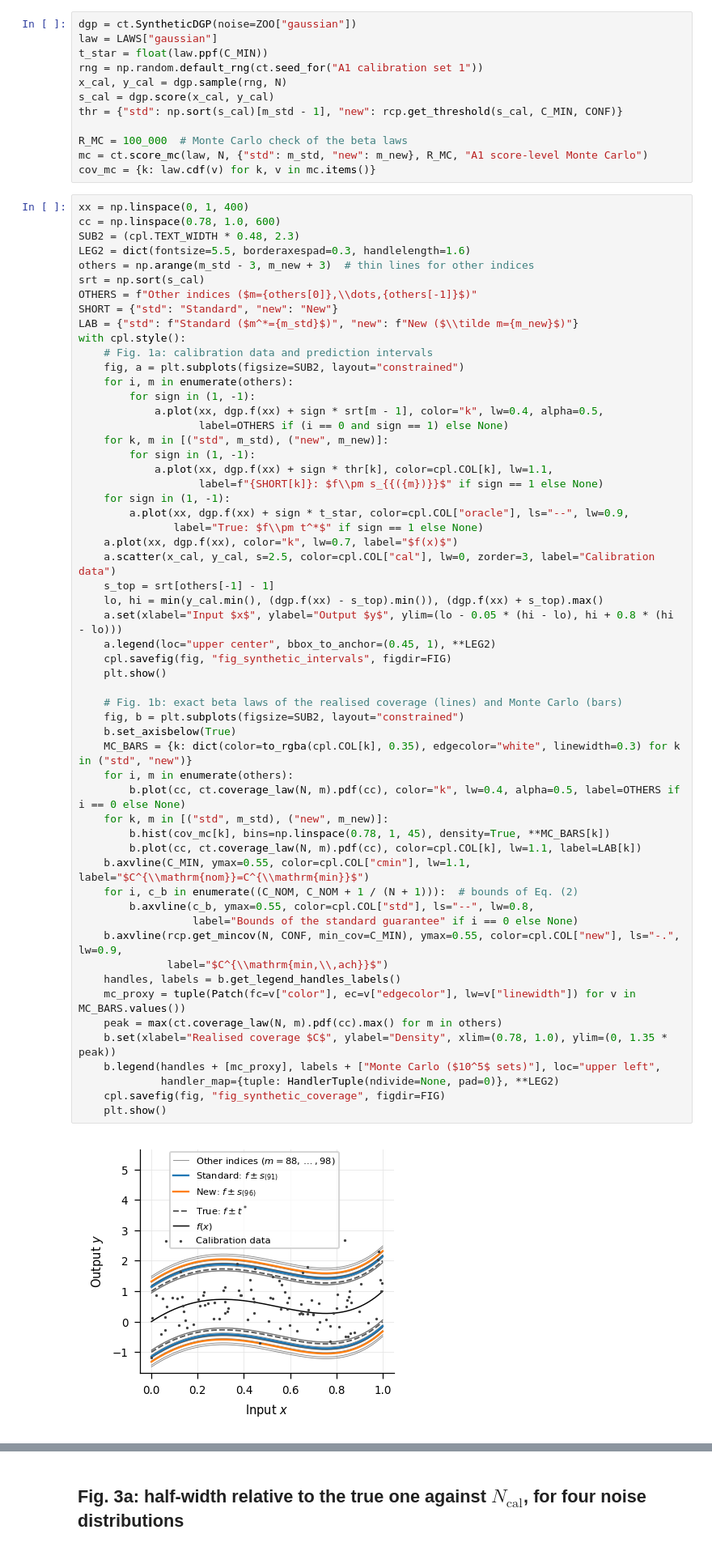
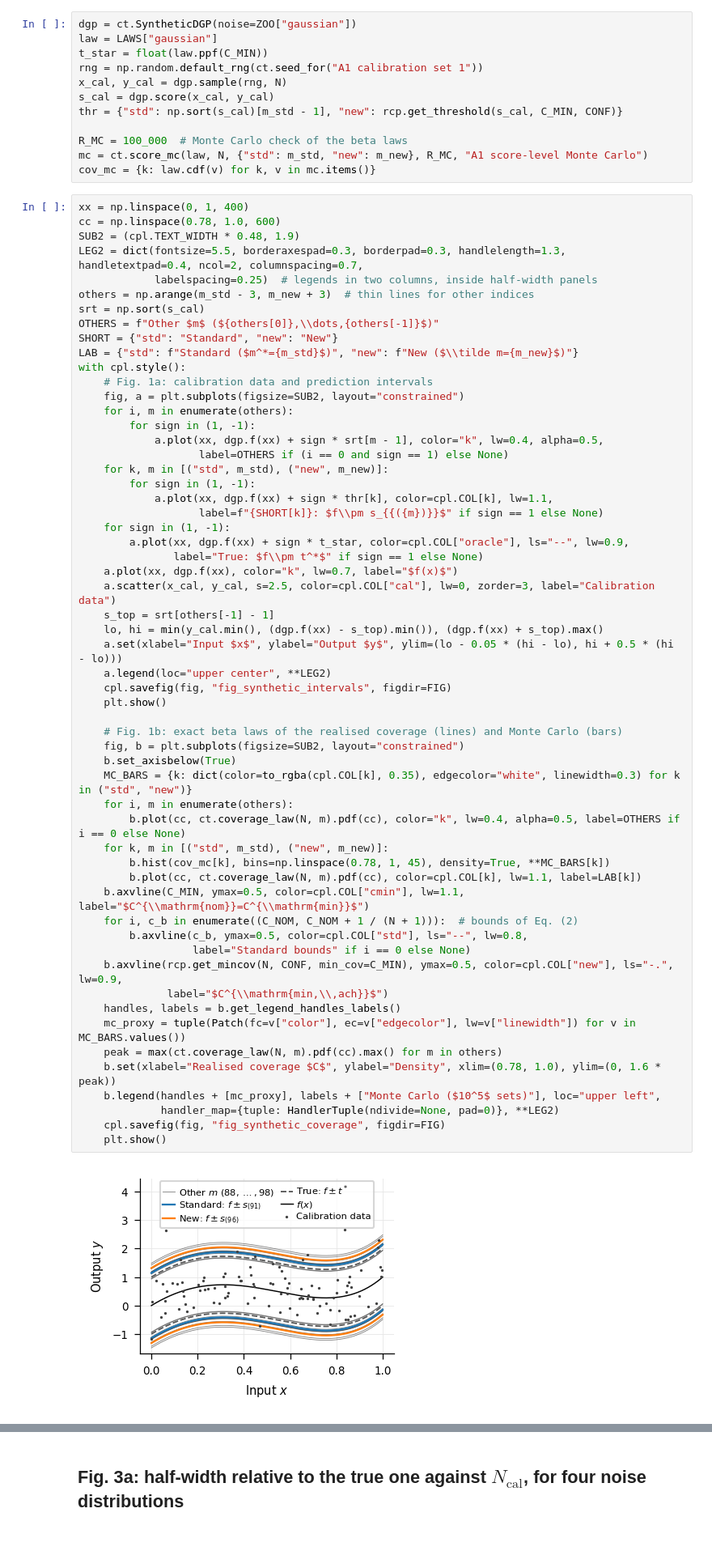
Before and after one commit to Miguel-San/Reliable-Conformal-Prediction, a Jupyter notebook: paper/01_synthetic_example.ipynb, the cells around one changed output, grey strips where cells are left out. Shown at 81% size. Saved outputs shown, nothing was run; the diff lists cells and outputs as text.

Commit message:
Updated paper figures

```diff
--- a/paper/01_synthetic_example.ipynb
+++ b/paper/01_synthetic_example.ipynb
@@ -53,11 +54,12 @@ cov_mc = {k: law.cdf(v) for k, v in mc.items()}
 # %%
 xx = np.linspace(0, 1, 400)
 cc = np.linspace(0.78, 1.0, 600)
-SUB2 = (cpl.TEXT_WIDTH * 0.48, 2.3)
-LEG2 = dict(fontsize=5.5, borderaxespad=0.3, handlelength=1.6)
+SUB2 = (cpl.TEXT_WIDTH * 0.48, 1.9)
+LEG2 = dict(fontsize=5.5, borderaxespad=0.3, borderpad=0.3, handlelength=1.3, handletextpad=0.4, ncol=2, columnspacing=0.7,
+            labelspacing=0.25)  # legends in two columns, inside half-width panels
 others = np.arange(m_std - 3, m_new + 3)  # thin lines for other indices
 srt = np.sort(s_cal)
-OTHERS = f"Other indices ($m={others[0]},\\dots,{others[-1]}$)"
+OTHERS = f"Other $m$ (${others[0]},\\dots,{others[-1]}$)"
 SHORT = {"std": "Standard", "new": "New"}
 LAB = {"std": f"Standard ($m^*={m_std}$)", "new": f"New ($\\tilde m={m_new}$)"}
 with cpl.style():
@@ -73,38 +75,38 @@ with cpl.style():
                    label=f"{SHORT[k]}: $f\\pm s_{{({m})}}$" if sign == 1 else None)
     for sign in (1, -1):
         a.plot(xx, dgp.f(xx) + sign * t_star, color=cpl.COL["oracle"], ls="--", lw=0.9,
                label="True: $f\\pm t^*$" if sign == 1 else None)
     a.plot(xx, dgp.f(xx), color="k", lw=0.7, label="$f(x)$")
     a.scatter(x_cal, y_cal, s=2.5, color=cpl.COL["cal"], lw=0, zorder=3, label="Calibration data")
     s_top = srt[others[-1] - 1]
     lo, hi = min(y_cal.min(), (dgp.f(xx) - s_top).min()), (dgp.f(xx) + s_top).max()
-    a.set(xlabel="Input $x$", ylabel="Output $y$", ylim=(lo - 0.05 * (hi - lo), hi + 0.8 * (hi - lo)))
-    a.legend(loc="upper center", bbox_to_anchor=(0.45, 1), **LEG2)
+    a.set(xlabel="Input $x$", ylabel="Output $y$", ylim=(lo - 0.05 * (hi - lo), hi + 0.5 * (hi - lo)))
+    a.legend(loc="upper center", **LEG2)
     cpl.savefig(fig, "fig_synthetic_intervals", figdir=FIG)
     plt.show()
 
     # Fig. 1b: exact beta laws of the realised coverage (lines) and Monte Carlo (bars)
     fig, b = plt.subplots(figsize=SUB2, layout="constrained")
     b.set_axisbelow(True)
     MC_BARS = {k: dict(color=to_rgba(cpl.COL[k], 0.35), edgecolor="white", linewidth=0.3) for k in ("std", "new")}
     for i, m in enumerate(others):
         b.plot(cc, ct.coverage_law(N, m).pdf(cc), color="k", lw=0.4, alpha=0.5, label=OTHERS if i == 0 else None)
     for k, m in [("std", m_std), ("new", m_new)]:
         b.hist(cov_mc[k], bins=np.linspace(0.78, 1, 45), density=True, **MC_BARS[k])
         b.plot(cc, ct.coverage_law(N, m).pdf(cc), color=cpl.COL[k], lw=1.1, label=LAB[k])
-    b.axvline(C_MIN, ymax=0.55, color=cpl.COL["cmin"], lw=1.1, label="$C^{\\mathrm{nom}}=C^{\\mathrm{min}}$")
+    b.axvline(C_MIN, ymax=0.5, color=cpl.COL["cmin"], lw=1.1, label="$C^{\\mathrm{nom}}=C^{\\mathrm{min}}$")
     for i, c_b in enumerate((C_NOM, C_NOM + 1 / (N + 1))):  # bounds of Eq. (2)
-        b.axvline(c_b, ymax=0.55, color=cpl.COL["std"], ls="--", lw=0.8,
-                  label="Bounds of the standard guarantee" if i == 0 else None)
-    b.axvline(rcp.get_mincov(N, CONF, min_cov=C_MIN), ymax=0.55, color=cpl.COL["new"], ls="-.", lw=0.9,
+        b.axvline(c_b, ymax=0.5, color=cpl.COL["std"], ls="--", lw=0.8,
+                  label="Standard bounds" if i == 0 else None)
+    b.axvline(rcp.get_mincov(N, CONF, min_cov=C_MIN), ymax=0.5, color=cpl.COL["new"], ls="-.", lw=0.9,
               label="$C^{\\mathrm{min,\\,ach}}$")
     handles, labels = b.get_legend_handles_labels()
     mc_proxy = tuple(Patch(fc=v["color"], ec=v["edgecolor"], lw=v["linewidth"]) for v in MC_BARS.values())
     peak = max(ct.coverage_law(N, m).pdf(cc).max() for m in others)
-    b.set(xlabel="Realised coverage $C$", ylabel="Density", xlim=(0.78, 1.0), ylim=(0, 1.35 * peak))
+    b.set(xlabel="Realised coverage $C$", ylabel="Density", xlim=(0.78, 1.0), ylim=(0, 1.6 * peak))
     b.legend(handles + [mc_proxy], labels + ["Monte Carlo ($10^5$ sets)"], loc="upper left",
              handler_map={tuple: HandlerTuple(ndivide=None, pad=0)}, **LEG2)
     cpl.savefig(fig, "fig_synthetic_coverage", figdir=FIG)
     plt.show()
 # %% [output]
-[figure, old version]
+[figure, new version]
```
Also changed, not shown: parts of 7 cells of this notebook, 4 other files.
